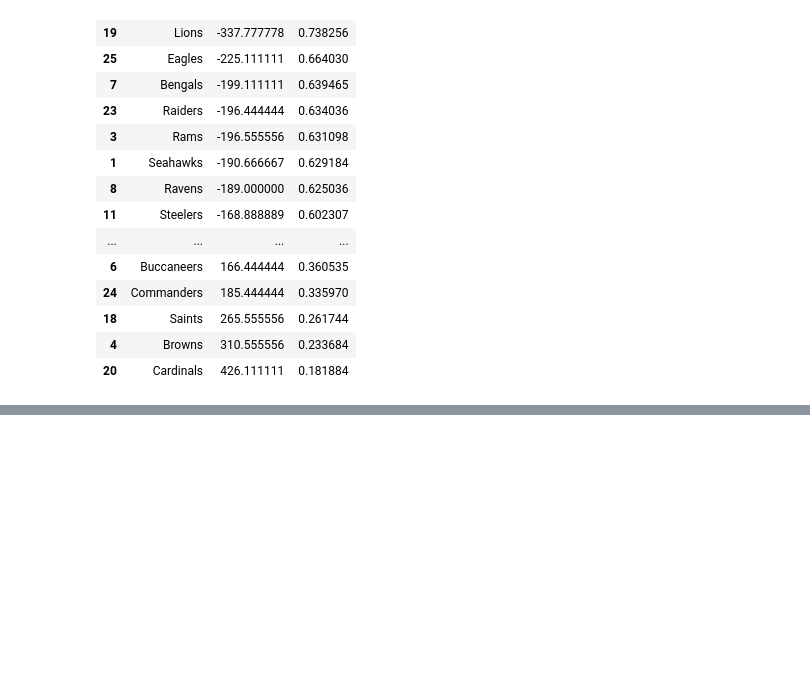
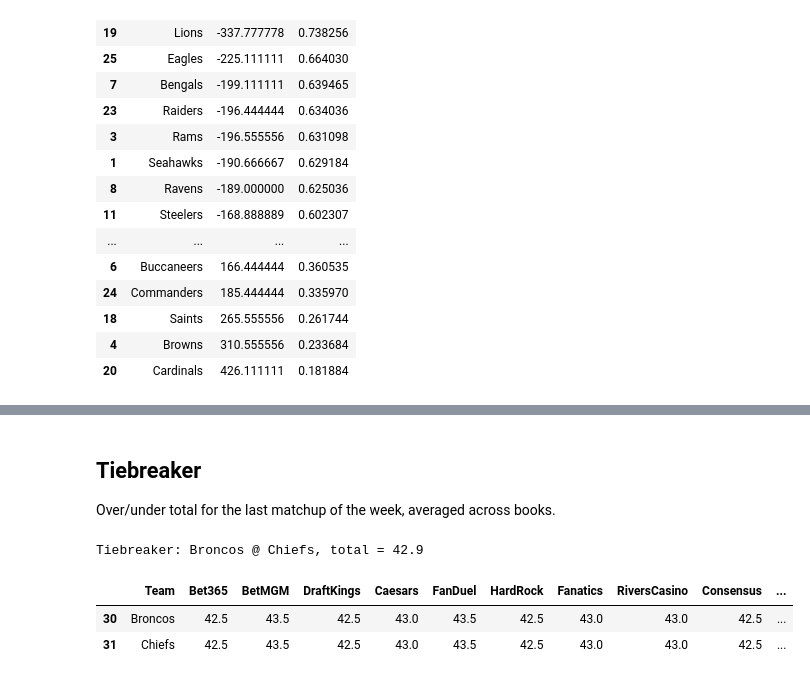
Before and after one commit to sbruto/pick_em, a Jupyter notebook: pick_em_2026.ipynb, the cells around one changed output, grey strips where cells are left out. Saved outputs shown, nothing was run; the diff lists cells and outputs as text; code cells hidden in the pictures; blank space fills up the shorter version.

```diff
--- a/pick_em_2026.ipynb
+++ b/pick_em_2026.ipynb
@@ -30,10 +30,19 @@ def parse_line(cell):
     return np.nan
 
 
+def parse_total(cell):
+    """Pull the total out of an over/under cell like 'o47.5 -110 +' or 'u 47.5 -105'."""
+    if not isinstance(cell, str):
+        return np.nan
+    m = re.match(r'^[ou]\s*(\d+(?:\.\d+)?)', cell.strip(), re.IGNORECASE)
+    return float(m.group(1)) if m else np.nan
+
+
 def load_sections(tab):
     """The page stacks the spread / total / moneyline sections into one table, with
-    rotation numbers restarting at each section. Split them apart and parse every cell.
-    Book columns are auto-detected, so no more hand-maintaining the sources list."""
+    rotation numbers restarting at each section. Split them apart, keeping raw cell
+    strings (each section parses its own format). Book columns are auto-detected,
+    so no more hand-maintaining the sources list."""
     sources = [c for c in tab.columns
                if c not in ('Time', 'Open') and not str(c).startswith('Unnamed')]
     rows, seen, section = [], set(), 0
@@ -50,7 +59,7 @@ def load_sections(tab):
             seen = set()
         seen.add(rot)
         rows.append({'section': section, 'Team': m.group(2),
-                     **{s: parse_line(r[s]) for s in sources}})
+                     **{s: r[s] for s in sources}})
     return pd.DataFrame(rows), sources
 
 
@@ -79,13 +88,17 @@ def clean_spreads(df, sources):
     df = drop_sign_flips(df, sources)
     return df.dropna(subset=sources, how='all')   # drops games already final
 # %%
-full, sources = load_sections(tab)
+raw, sources = load_sections(tab)
+full = raw.copy()
+for s in sources:
+    full[s] = raw[s].map(parse_line)
 
 # classify sections by typical magnitude: spreads are small, moneylines are +-100 and up,
-# and totals ('o47.5 ...') never parse at all
+# and totals ('o47.5 ...') never parse with parse_line at all
 med_abs = full.groupby('section')[sources].apply(lambda d: d.abs().median().median())
 spread_sections = med_abs[med_abs < 50].index
 ml_sections = med_abs[med_abs >= 100].index
+total_sections = med_abs[med_abs.isna()].index
 
 spreads = clean_spreads(full[full['section'].isin(spread_sections)], sources)
 spreads['ave_spread'] = spreads[sources].mean(axis=1)
@@ -153,0 +202,21 @@ Fanatics: ignoring sign-flipped lines for ['Packers']
+# %% [markdown]
+## Tiebreaker
+
+Over/under total for the last matchup of the week, averaged across books.
+# %%
+tot = raw[raw['section'].isin(total_sections)].reset_index(drop=True).copy()
+for s in sources:
+    tot[s] = tot[s].map(parse_total)
+tot['ave_total'] = tot[sources].mean(axis=1)
+tot = tot.dropna(subset=['ave_total'])
+
+# last game listed = last matchup of the week; its over/under rows are a pair
+away, home = tot['Team'].iloc[-2], tot['Team'].iloc[-1]
+tiebreak = tot['ave_total'].iloc[-2:].mean()
+print(f"Tiebreaker: {away} @ {home}, total = {tiebreak:.1f}")
+tot[['Team'] + sources + ['ave_total']].iloc[-2:]
+# %% [output]
+Tiebreaker: Broncos @ Chiefs, total = 42.9
+|  | Team | Bet365 | BetMGM | DraftKings | Caesars | FanDuel | HardRock | Fanatics | RiversCasino | Consensus | ... |
+| 30 | Broncos | 42.5 | 43.5 | 42.5 | 43.0 | 43.5 | 42.5 | 43.0 | 43.0 | 42.5 | ... |
+| 31 | Chiefs | 42.5 | 43.5 | 42.5 | 43.0 | 43.5 | 42.5 | 43.0 | 43.0 | 42.5 | ... |
```
Also changed, not shown: parts of 2 cells of this notebook.
